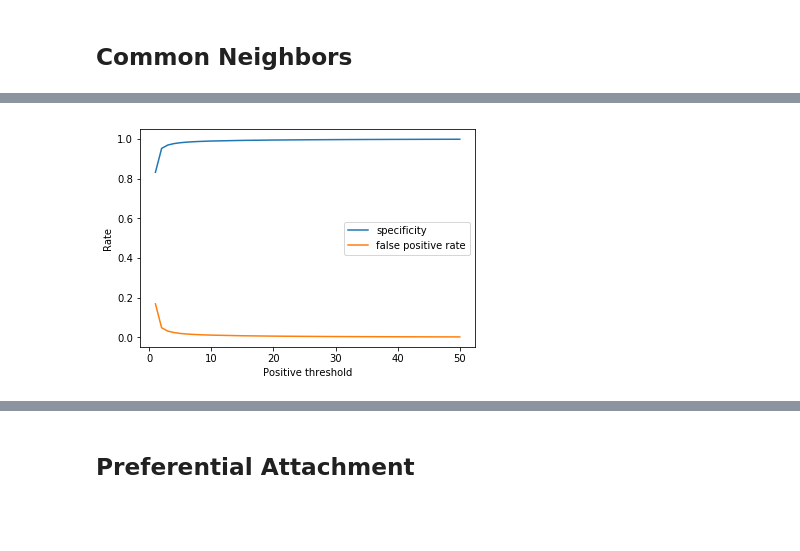
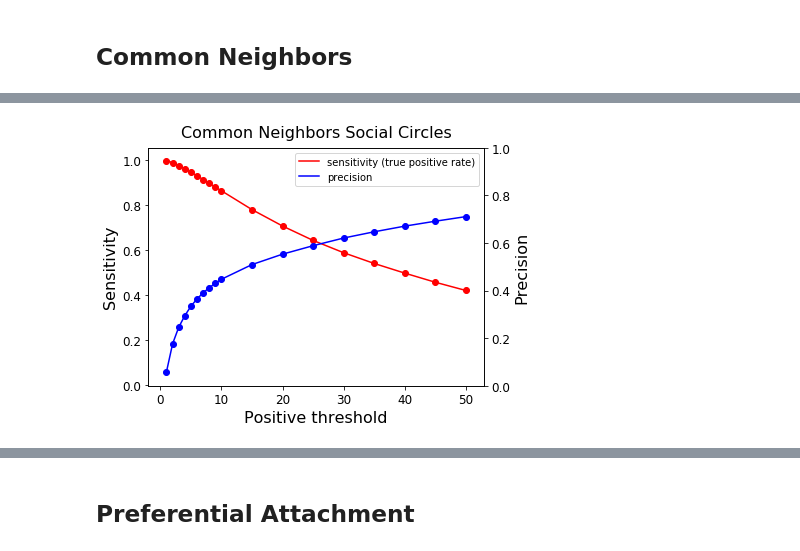
Before and after one commit to Corey-Zumar/info-project, a Jupyter notebook: Structural Methods Analysis.ipynb, the cells around one changed output, grey strips where cells are left out. Saved outputs shown, nothing was run; the diff lists cells and outputs as text; code cells hidden in the pictures; blank space fills up the shorter version.

```diff
--- a/Structural Methods Analysis.ipynb
+++ b/Structural Methods Analysis.ipynb
@@ -119,4 +138,4 @@ plot_precision_sensitivity(cn_results_dir)
-# %%
-plot_specificity_fpr(cn_results_dir)
-# %% [output]
-[figure, removed]
+# %%
+plot_precision_sensitivity(cn_results_dir, "Common Neighbors Social Circles", "cn_small_sens_prec.png")
+# %% [output]
+[figure, added]
```
Also changed, not shown: parts of 20 cells of this notebook.
